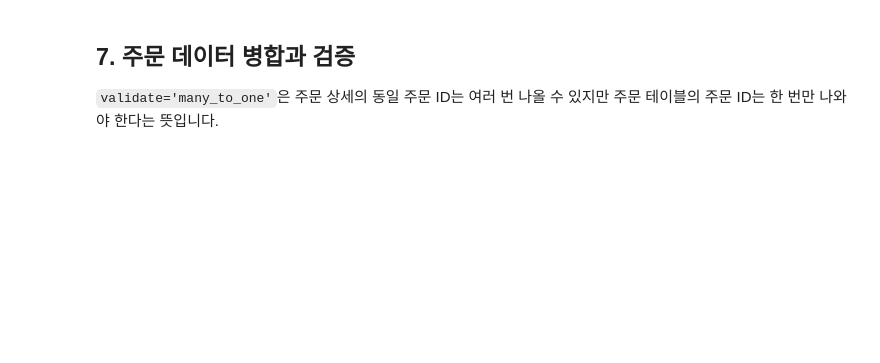
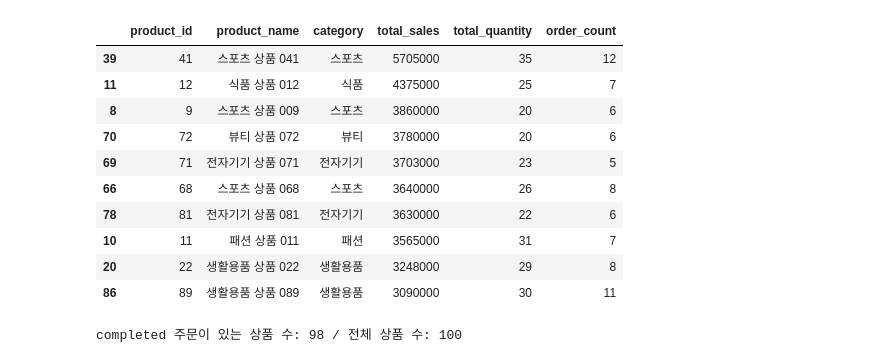
Before and after one commit to Taejin-AI/llm-data-analysis-study, a Jupyter notebook: chapter04/chapter04.ipynb, the cells around one changed output. Cells and saved outputs as stored; diff of their text form; code cells hidden in the pictures; blank space fills up the shorter version.

```diff
--- a/chapter04/chapter04.ipynb
+++ b/chapter04/chapter04.ipynb
@@ -269,4 +417,23 @@ display(order_items[['order_id', 'product_id', 'quantity', 'unit_price', 'line_t
-# %% [markdown]
-## 7. 주문 데이터 병합과 검증
-
-`validate='many_to_one'`은 주문 상세의 동일 주문 ID는 여러 번 나올 수 있지만 주문 테이블의 주문 ID는 한 번만 나와야 한다는 뜻입니다.
+# %%
+# 상품별 집계
+product_sales = (
+    completed_sales_items
+    .groupby(['product_id', 'product_name', 'category'], as_index=False)
+    .agg(total_sales=('line_total', 'sum'), total_quantity=('quantity', 'sum'), order_count=('order_id', 'nunique'))
+    .sort_values('total_sales', ascending=False)
+)
+display(product_sales.head(10))
+print('completed 주문이 있는 상품 수:', len(product_sales), '/ 전체 상품 수:', len(products))
+# %% [output]
+|  | product_id | product_name | category | total_sales | total_quantity | order_count |
+| 39 | 41 | 스포츠 상품 041 | 스포츠 | 5705000 | 35 | 12 |
+| 11 | 12 | 식품 상품 012 | 식품 | 4375000 | 25 | 7 |
+| 8 | 9 | 스포츠 상품 009 | 스포츠 | 3860000 | 20 | 6 |
+| 70 | 72 | 뷰티 상품 072 | 뷰티 | 3780000 | 20 | 6 |
+| 69 | 71 | 전자기기 상품 071 | 전자기기 | 3703000 | 23 | 5 |
+| 66 | 68 | 스포츠 상품 068 | 스포츠 | 3640000 | 26 | 8 |
+| 78 | 81 | 전자기기 상품 081 | 전자기기 | 3630000 | 22 | 6 |
+| 10 | 11 | 패션 상품 011 | 패션 | 3565000 | 31 | 7 |
+| 20 | 22 | 생활용품 상품 022 | 생활용품 | 3248000 | 29 | 8 |
+| 86 | 89 | 생활용품 상품 089 | 생활용품 | 3090000 | 30 | 11 |
+completed 주문이 있는 상품 수: 98 / 전체 상품 수: 100
```
Also changed, not shown: parts of 66 cells of this notebook, 15 other files.
